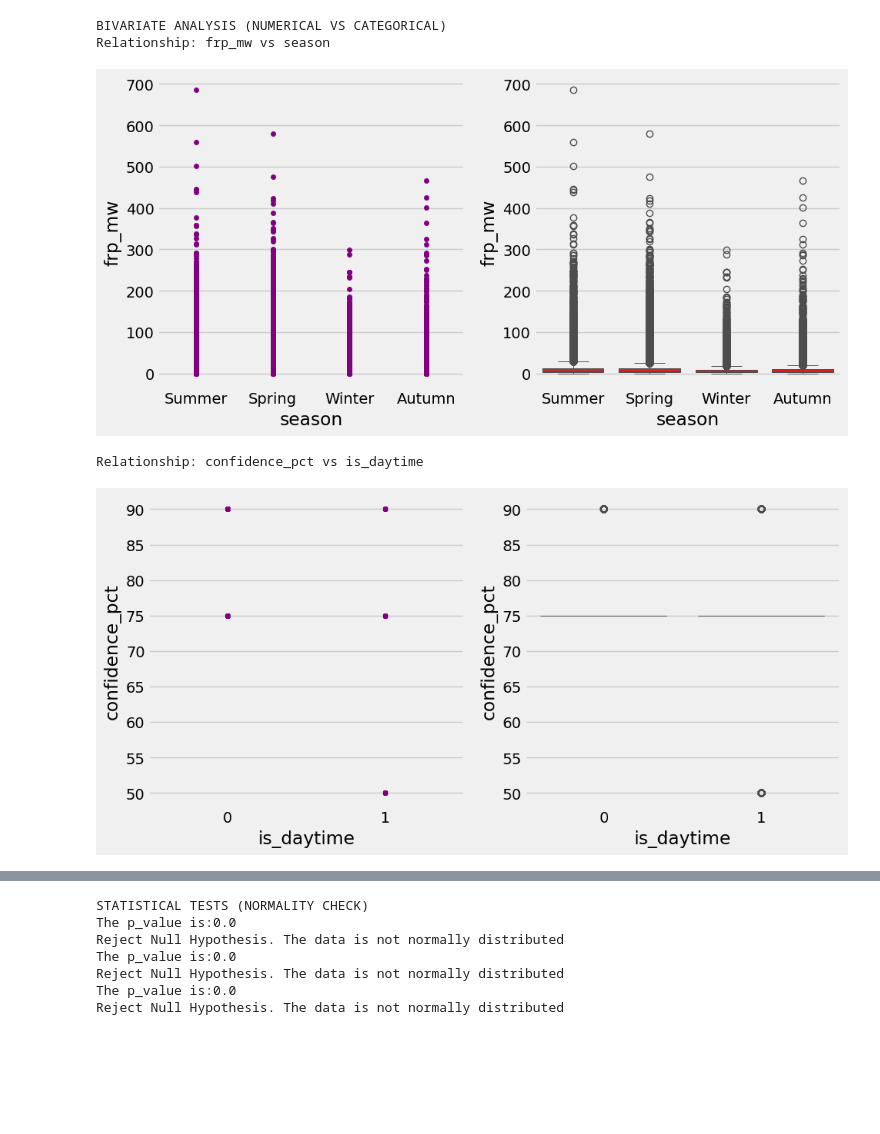
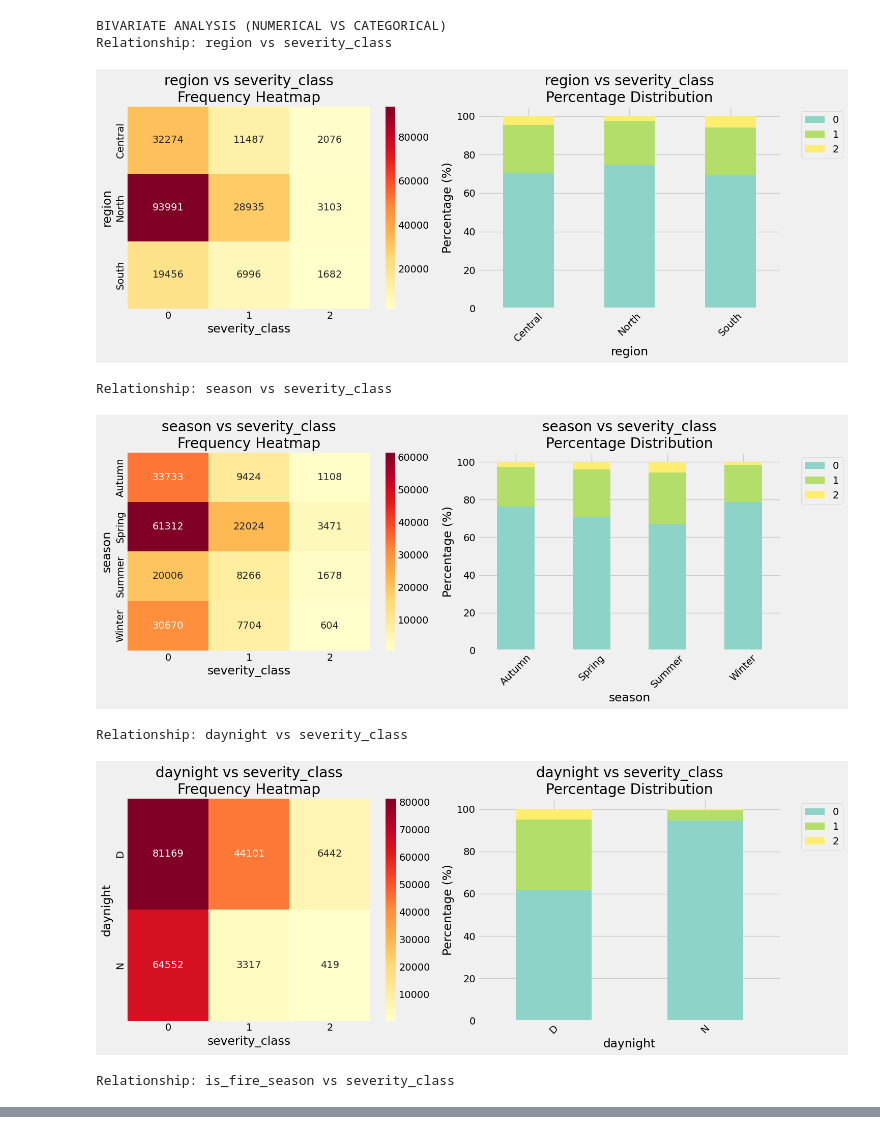
Before and after one commit to Arej00/bush_fire, a Jupyter notebook: notebook/EDA.ipynb, the cells around one changed output, grey strips where cells are left out. Cells and saved outputs as stored; diff of their text form; code cells hidden in the pictures; blank space fills up the shorter version.

```diff
--- a/notebook/EDA.ipynb
+++ b/notebook/EDA.ipynb
@@ -9,6 +9,6 @@ from sklearn.preprocessing import PowerTransformer
 
 plt.style.use('fivethirtyeight')
 # %%
-df = pd.read_csv('preprocessed_fire_data.csv')
+df = pd.read_csv('preprocessed_fire_data_clean.csv')
 # %%
 print(f"Dataset: {df.shape[0]:,} rows × {df.shape[1]} columns")
@@ -75,15 +36,19 @@ def numerical_analysis(df,numerical_feature,categorical_feature=None):
 # %%
-# Function for numerical and categorical analysis: (Bivariate Analysis)
-def numerical_categorical_analysis(df:pd.DataFrame,categorical_feature,numerical_feature)->None:
+def categorical_categorical_analysis_simple(df: pd.DataFrame, cat1: str, cat2: str) -> None:
+    fig, ax = plt.subplots(1, 2, figsize=(15, 6))
 
-    fig,ax=plt.subplots(ncols=2,nrows=1,figsize=(10,5))
+    cross_tab = pd.crosstab(df[cat1], df[cat2])
+    sns.heatmap(cross_tab, annot=True, fmt='d', cmap='YlOrRd', ax=ax[0])
+    ax[0].set_title(f'{cat1} vs {cat2}\nFrequency Heatmap')
 
-    # Stripplot and boxplot:
-    sns.stripplot(x=df[categorical_feature],y=df[numerical_feature],color='purple',ax=ax[0],jitter=False)
-    sns.boxplot(x=df[categorical_feature],y=df[numerical_feature],color='red',linewidth=0.7,ax=ax[1])
+    # 2. Stacked percentage bar plot
+    cross_tab_pct = cross_tab.div(cross_tab.sum(axis=1), axis=0) * 100
+    cross_tab_pct.plot(kind='bar', stacked=True, ax=ax[1], colormap='Set3')
+    ax[1].set_title(f'{cat1} vs {cat2}\nPercentage Distribution')
+    ax[1].set_ylabel('Percentage (%)')
+    ax[1].legend(bbox_to_anchor=(1.05, 1), loc='upper left')
+    ax[1].tick_params(axis='x', rotation=45)
 
-    # ax[0].set_xticklabels(ax[1].get_xticklabels(), rotation=90)
-    # ax[1].set_xticklabels(ax[1].get_xticklabels(), rotation=90)
     plt.tight_layout()
     plt.show()
 # %%
@@ -146,17 +123,22 @@ for feature in key_numerical:
 # %%
 print("BIVARIATE ANALYSIS (NUMERICAL VS CATEGORICAL)")
 
 relationships = [
-    ('frp_mw', 'season'),
-    ('confidence_pct', 'is_daytime')
+    ('region', 'severity_class'),
+    ('season', 'severity_class'),
+    ('daynight', 'severity_class'),
+    ('is_fire_season', 'severity_class'),
 ]
 
-for num_col, cat_col in relationships:
-    print(f"Relationship: {num_col} vs {cat_col}")
-    numerical_categorical_analysis(df, cat_col, num_col)
+for cat_col1, cat_col2 in relationships:
+    print(f"Relationship: {cat_col1} vs {cat_col2}")
+    categorical_categorical_analysis_simple(df, cat_col1, cat_col2)
 # %% [output]
 BIVARIATE ANALYSIS (NUMERICAL VS CATEGORICAL)
-Relationship: frp_mw vs season
+Relationship: region vs severity_class
-[figure, old version]
+[figure, new version]
-Relationship: confidence_pct vs is_daytime
+Relationship: season vs severity_class
-[figure, old version]
+[figure, new version]
+Relationship: daynight vs severity_class
+[figure, added]
+Relationship: is_fire_season vs severity_class
@@ -163,17 +146,3 @@ Relationship: confidence_pct vs is_daytime
-# %%
-print("STATISTICAL TESTS (NORMALITY CHECK)")
-
-# Check normality of key numerical features
-for feature in key_numerical:
-    normality_check(df, feature)
-# %% [output]
-STATISTICAL TESTS (NORMALITY CHECK)
-The p_value is:0.0
-Reject Null Hypothesis. The data is not normally distributed
-The p_value is:0.0
-Reject Null Hypothesis. The data is not normally distributed
-The p_value is:0.0
-Reject Null Hypothesis. The data is not normally distributed
 # %%
 print("STATISTICAL TESTS (ANOVA)")
 anova_tests = [
```
Also changed, not shown: parts of 12 cells of this notebook.
